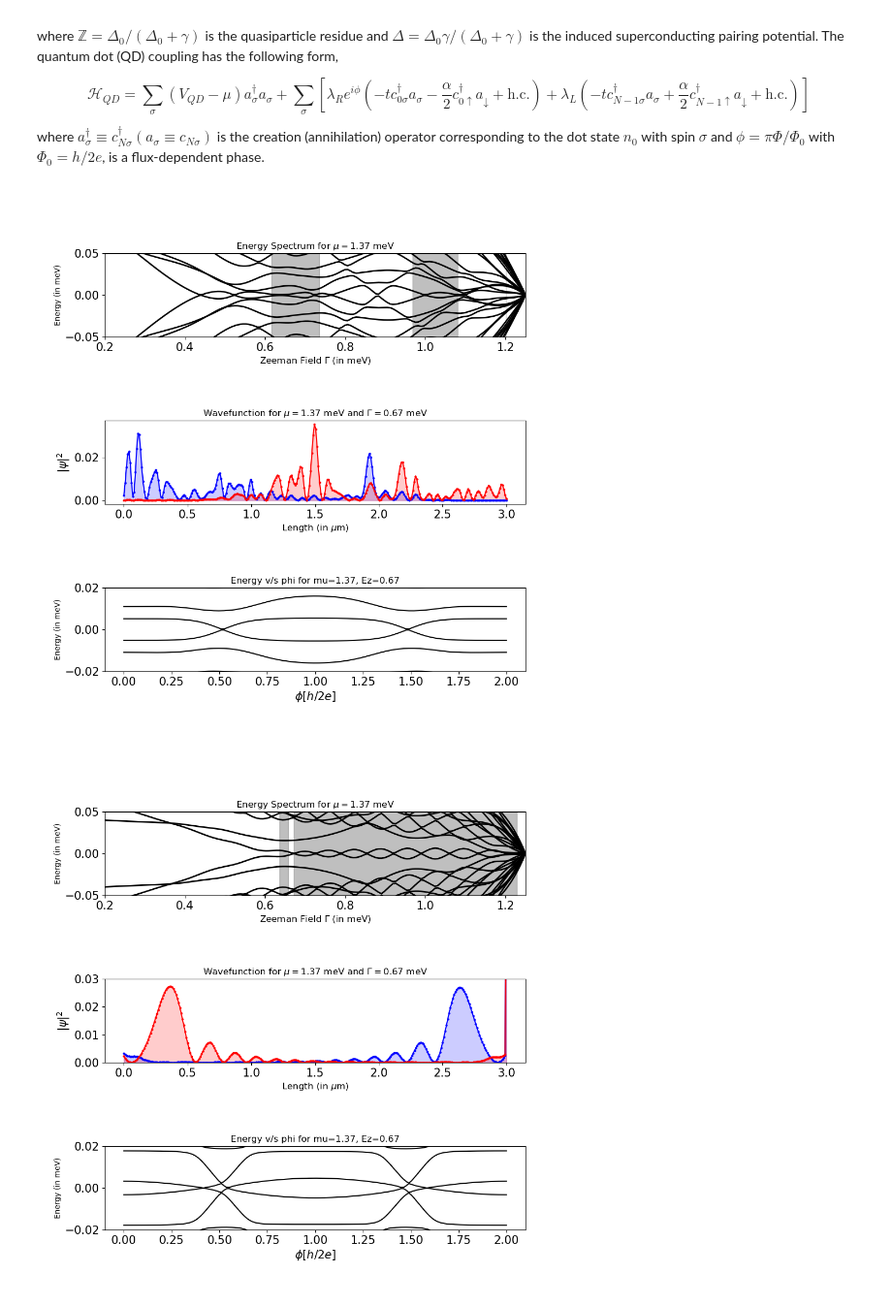
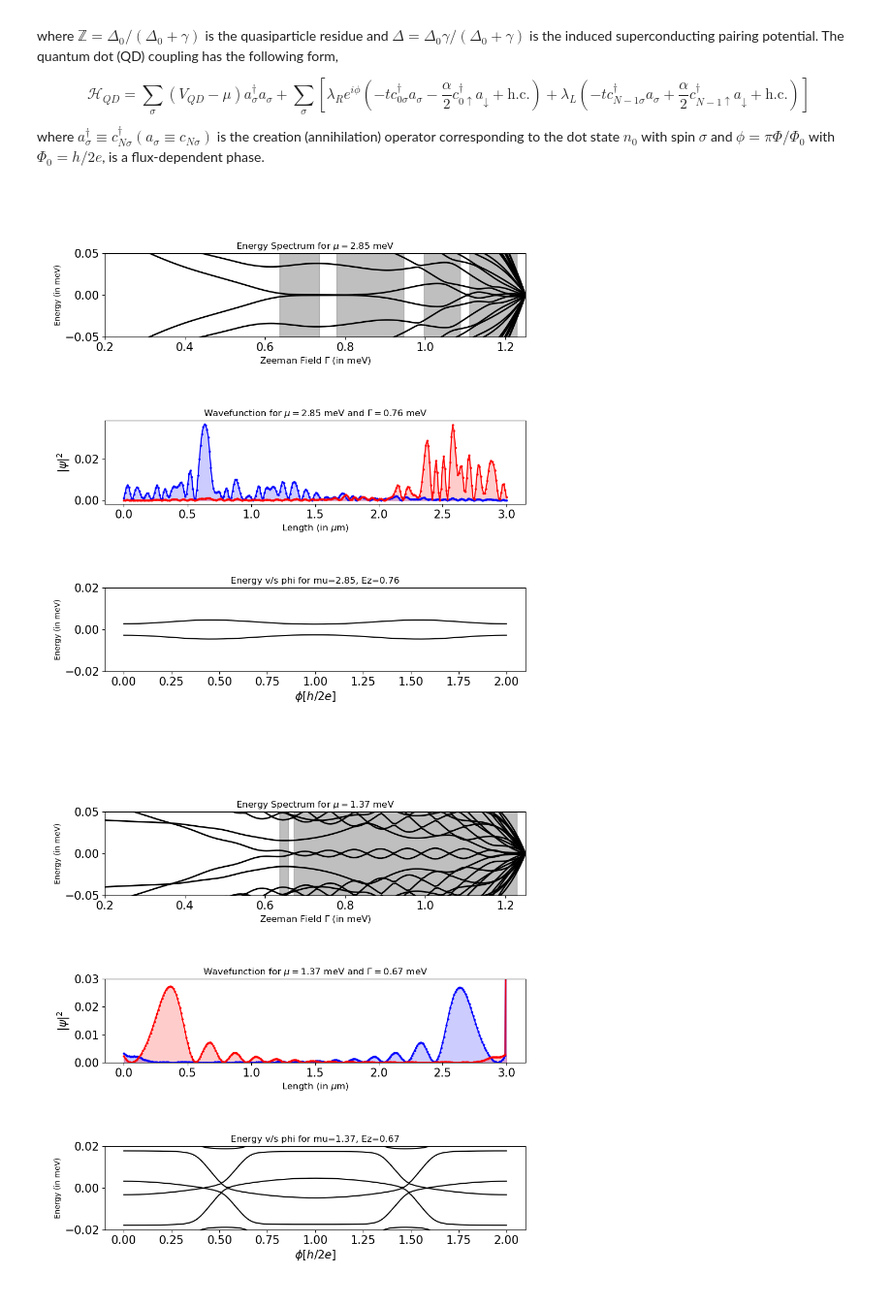
Before and after one commit to binayyakbhroy/Impedance_Simulations, a Jupyter notebook: Impedance_calc_files/plot_transport_files.ipynb, the cells around one changed output. Shown at 97% size. Saved outputs shown, nothing was run; the diff lists cells and outputs as text; code cells hidden in the pictures.

```diff
--- a/Impedance_calc_files/plot_transport_files.ipynb
+++ b/Impedance_calc_files/plot_transport_files.ipynb
@@ -23,9 +23,12 @@ $$
 where $a^\dagger_\sigma \equiv c^\dagger_{N\sigma} (a_\sigma \equiv c_{N\sigma})$ is the creation (annihilation) operator corresponding to the dot state $n_0$ with spin $\sigma$ and $\phi = \pi\Phi/\Phi_0$ with $\Phi_0 = h/2e$, is a flux-dependent phase.
 # %%
 # Read in files
-parameter_space = "mu_17_gam_06"
-mu = 1.37
-Ez = 0.67
+parameter_space = "mu_285_gam_076"
+mu = 2.85
+Ez = 0.76
+vqd_low = 2.84
+vqd_high = 2.92
+vqd_loc = 2.9
 ## Files with QD
 Energy_spectra_w_QD = np.loadtxt(open("Energy_spectra_w_QD_"+parameter_space+".txt","rb"))
 E_v_phi_w_QD = np.loadtxt(open("E_vs_phi_w_QD_"+parameter_space+".txt","rb"))
@@ -65,35 +68,35 @@ ax1_woQD.fill_between(np.linspace(0.2,1.25,150), -0.05, 0.05, where=(pfaf_1d_wo_
 ax1_woQD.tick_params(axis='both', which='major', labelsize=15)
 ax1_woQD.set_ylabel("Energy (in meV)")
 ax1_woQD.set_xlabel(r"Zeeman Field $\Gamma$ (in meV)", fontsize=12)
 ax1_woQD.set_xlim(0.2,1.25)
-ax1_woQD.set_title(r"Energy Spectrum for $\mu = $"+str(np.round(1.37,2))+" meV")
+ax1_woQD.set_title(r"Energy Spectrum for $\mu = $"+str(np.round(mu,2))+" meV")
 
 wire_Length = 300
 wire = lambda L: np.linspace(0.0,3.0,L)
 ax2_woQD = fig.add_subplot(gs[1,0])
 ax2_woQD.plot(wire(wire_Length), mf_wf1_wo_QD, 'o-', color='blue', markersize=2.0)
 ax2_woQD.fill_between(wire(wire_Length), 0.0, mf_wf1_wo_QD, color='blue', alpha=0.2)
 ax2_woQD.plot(wire(wire_Length), mf_wf2_wo_QD, 'o-', color='red', markersize=2.0)
 ax2_woQD.fill_between(wire(wire_Length), 0.0, mf_wf2_wo_QD, color='red', alpha=0.2)
 #ax2_woQD.set_ylim(0.0, 0.03)
 ax2_woQD.tick_params(axis='both', which='major', labelsize=15)
 ax2_woQD.set_ylabel(r"$\vert\psi\vert^2$", fontsize=15)
 ax2_woQD.set_xlabel(r"Length (in $\mu$m)", fontsize=12)
 ax2_woQD.set_title(r"Wavefunction for $\mu = $"+str(np.round(mu,2))+r" meV and $\Gamma = $"+str(np.round(Ez,2))+" meV")
 
 angles = lambda a_N: np.linspace(0.0,2.0,a_N)
 ax3_woQD = fig.add_subplot(gs[2,0])
 for i in range(len(E_v_phi_wo_QD[0])):
         ax3_woQD.plot(angles(150), E_v_phi_wo_QD[:, i], "k", lw=1.5)
 ax3_woQD.set_ylim(-0.02,0.02)
 ax3_woQD.tick_params(axis='both', which='major', labelsize=15)
 ax3_woQD.set_ylabel(r"Energy (in meV)")
 ax3_woQD.set_xlabel(r'$\phi [h/2e]$', fontsize=15)
 ax3_woQD.set_title(f"Energy v/s phi for mu={mu}, Ez={Ez}")
 
 plt.show()
 # %% [output]
-[figure, old version]
+[figure, new version]
 # %%
 ## Plotting all the Spectral properties with QD
 
```
Also changed, not shown: parts of 3 cells of this notebook, 2 other files.
